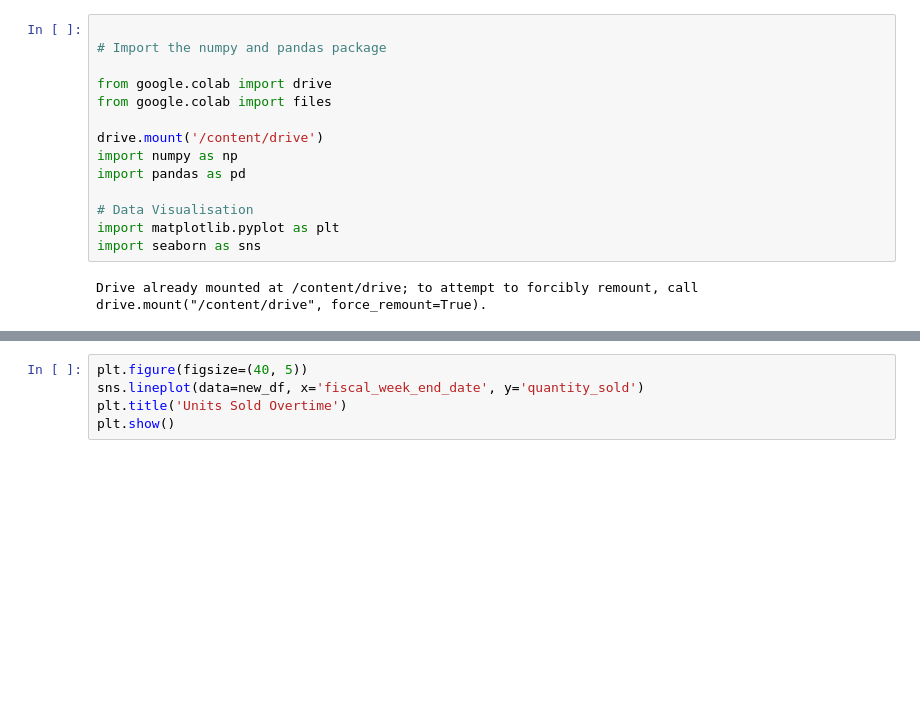
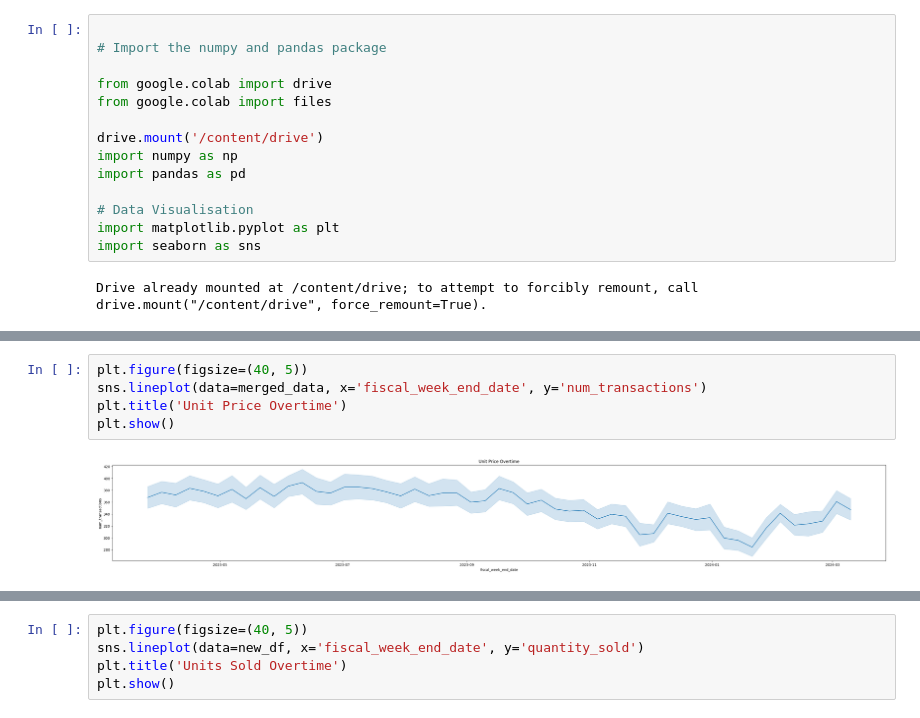
Before and after one commit to MariamAmmar/6644_Final_Project, a Jupyter notebook: MasterData.ipynb, the cells around one changed output, grey strips where cells are left out. Saved outputs shown, nothing was run; the diff lists cells and outputs as text; blank space fills up the shorter version.

```diff
--- a/MasterData.ipynb
+++ b/MasterData.ipynb
@@ -183,0 +89,7 @@ plt.show()
+# %%
+plt.figure(figsize=(40, 5))
+sns.lineplot(data=merged_data, x='fiscal_week_end_date', y='num_transactions')
+plt.title('Unit Price Overtime')
+plt.show()
+# %% [output]
+[figure, added]
```
Also changed, not shown: parts of 15 cells of this notebook.
